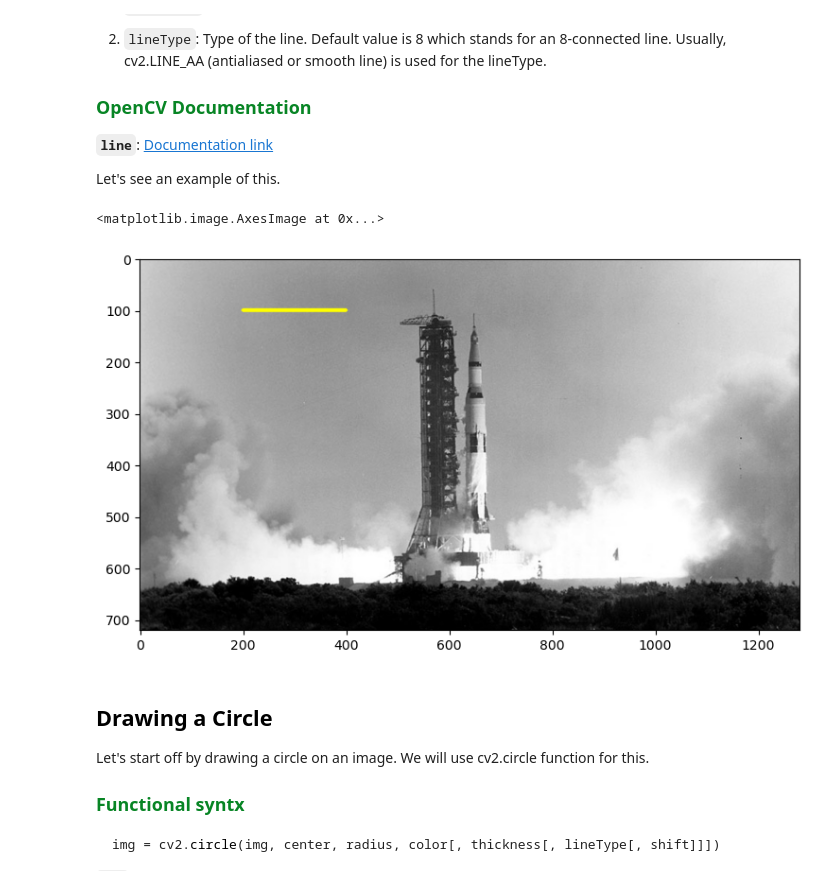
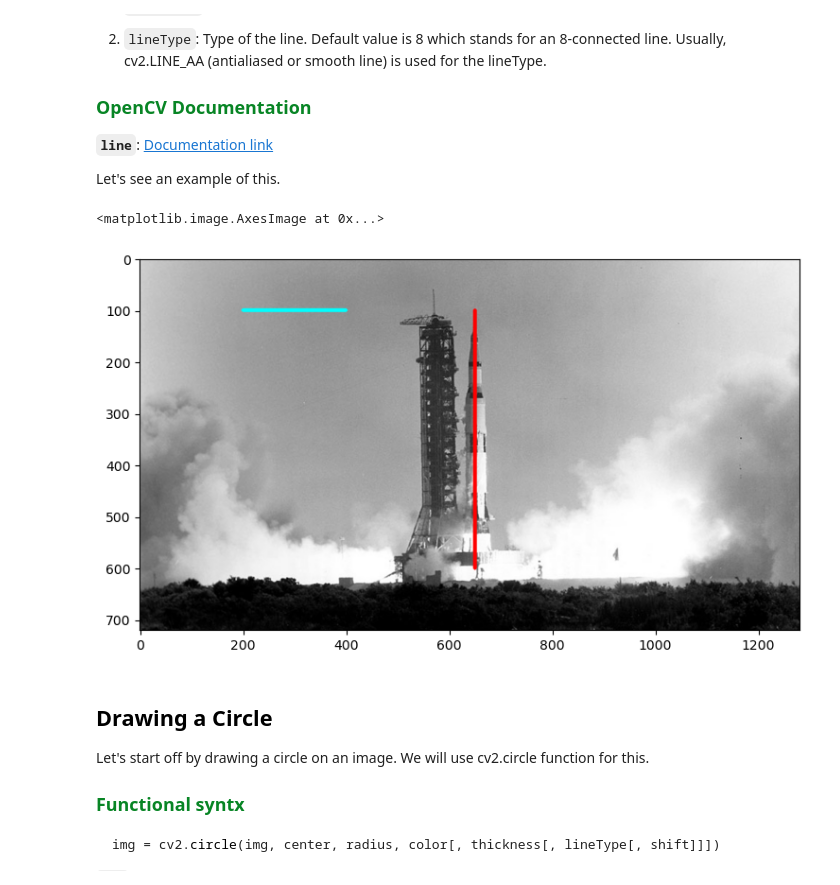
Before and after one commit to antoineGoethuys/ia-for-robotics, a Jupyter notebook: 03_Annotating_Images.ipynb, the cells around one changed output. Saved outputs shown, nothing was run; the diff lists cells and outputs as text; code cells hidden in the pictures.

```diff
--- a/03_Annotating_Images.ipynb
+++ b/03_Annotating_Images.ipynb
@@ -53,8 +55,10 @@ if not os.path.exists(asset_zip_path):
 # %%
 # Read in an image
-image = cv2.imread("Apollo_11_Launch.jpg", cv2.IMREAD_COLOR)
+image = cv2.imread("Apollo_11_Launch.jpg", -1) # 1 = cv2.IMREAD_COLOR
 # Display the original image
-plt.imshow(image[:, :, ::-1])
+image = cv2.cvtColor(image, 1)
+# plt.imshow(image[:, :, ::-1])
+plt.imshow(image, cmap="gray")
 # %% [output]
 <matplotlib.image.AxesImage at 0x...>
 [figure]
@@ -95,18 +99,21 @@ Let's see an example of this.
 # %%
 imageLine = image.copy()
 
 # The line starts from (200,100) and ends at (400,100)
 # The color of the line is YELLOW (Recall that OpenCV uses BGR format)
 # Thickness of line is 5px
 # Linetype is cv2.LINE_AA
 
-cv2.line(imageLine, (200, 100), (400, 100), (0, 255, 255), thickness=5, lineType=cv2.LINE_AA);
-
+cv2.line(imageLine, (200, 100), (400, 100), (0, 255, 255), thickness=5, lineType=16)
+# 16 = cv2.LINE_AA
+# (x1, y1), (x2, y2), (color (rgb))
+cv2.line(imageLine, (650, 100), (650, 600), (255, 0, 0), thickness=5, lineType=16)
 # Display the image
-plt.imshow(imageLine[:,:,::-1])
+# plt.imshow(imageLine[:,:,::-1])
+plt.imshow(imageLine)
 # %% [output]
 <matplotlib.image.AxesImage at 0x...>
-[figure, old version]
+[figure, new version]
 # %% [markdown]
 ## <font style="color:black">Drawing a Circle</font>
 
```
Also changed, not shown: parts of 4 cells of this notebook, 25 other files.
